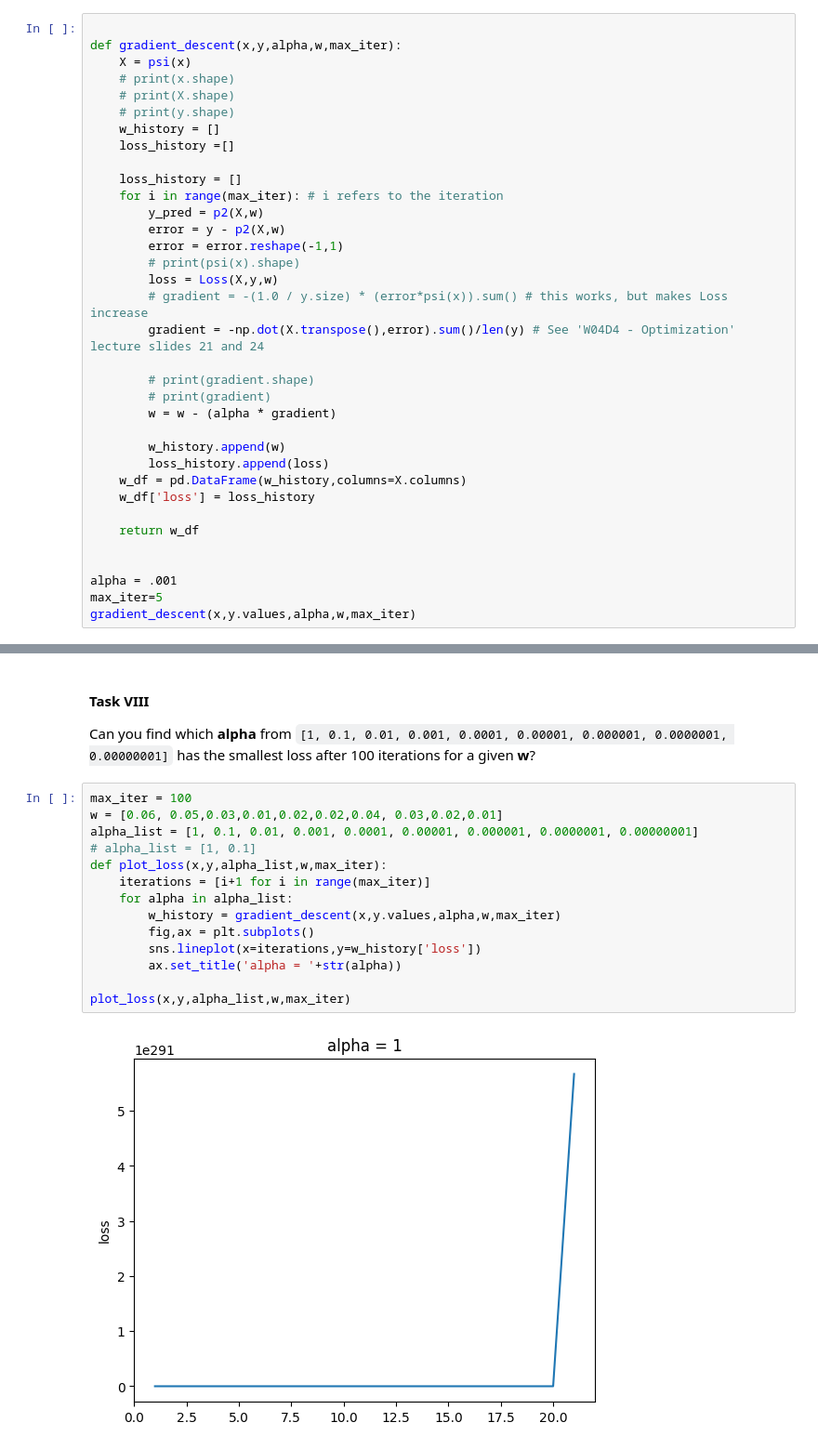
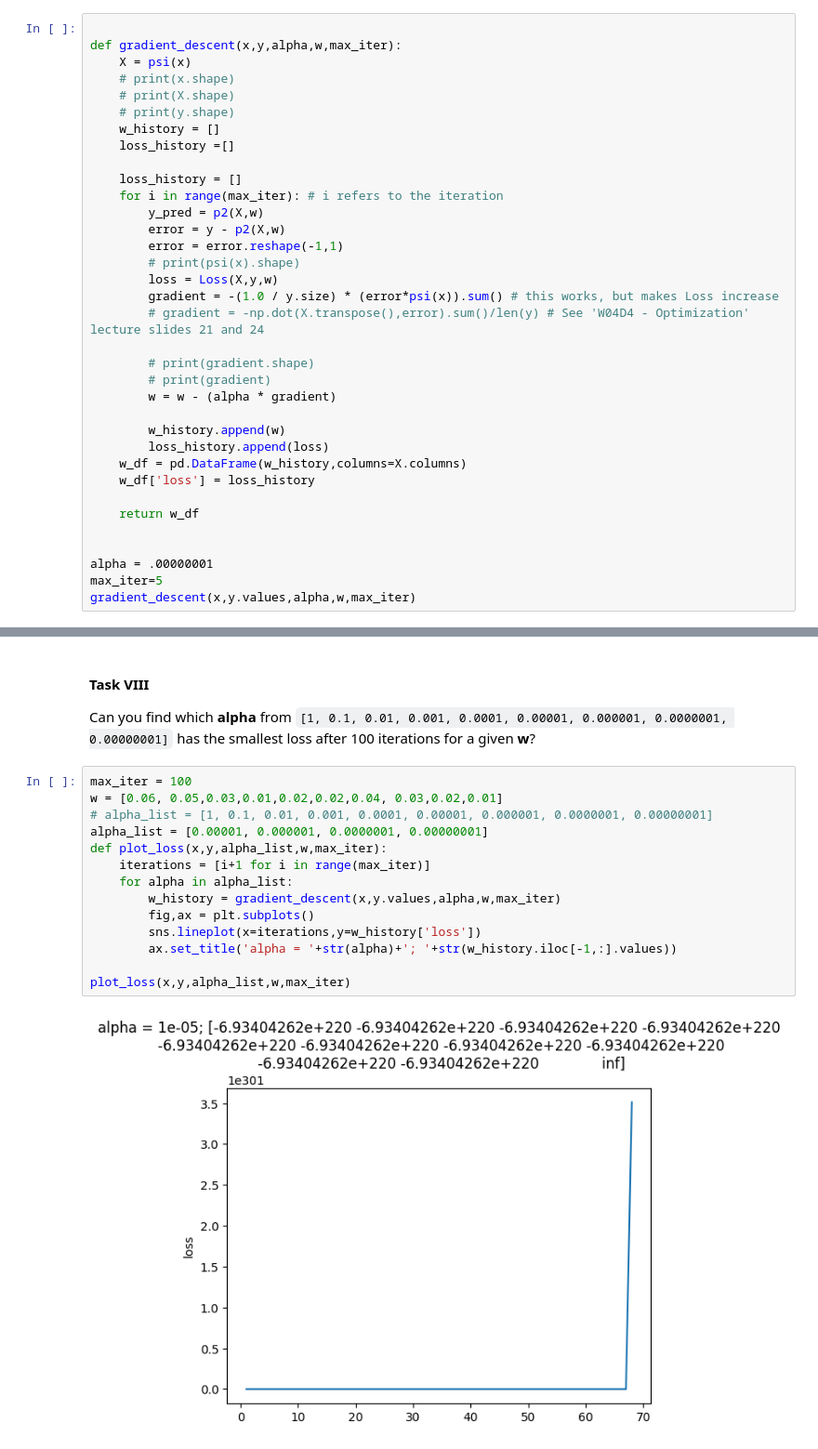
Before and after one commit to silvhua-Lighthouse/2022-10-12-regression_exercise, a Jupyter notebook: gradient_descent_challenge.ipynb, the cells around one changed output, grey strips where cells are left out. Shown: that part at 93% size. Drawn from its saved outputs; the diff is of its cells as text.

```diff
--- a/gradient_descent_challenge.ipynb
+++ b/gradient_descent_challenge.ipynb
@@ -219,8 +219,8 @@ def gradient_descent(x,y,alpha,w,max_iter):
         error = error.reshape(-1,1)
         # print(psi(x).shape)
         loss = Loss(X,y,w)
-        # gradient = -(1.0 / y.size) * (error*psi(x)).sum() # this works, but makes Loss increase
-        gradient = -np.dot(X.transpose(),error).sum()/len(y) # See 'W04D4 - Optimization' lecture slides 21 and 24
+        gradient = -(1.0 / y.size) * (error*psi(x)).sum() # this works, but makes Loss increase
+        # gradient = -np.dot(X.transpose(),error).sum()/len(y) # See 'W04D4 - Optimization' lecture slides 21 and 24
 
         # print(gradient.shape)
         # print(gradient)
@@ -234,7 +234,7 @@ def gradient_descent(x,y,alpha,w,max_iter):
     return w_df
 
 
-alpha = .001
+alpha = .00000001
 max_iter=5
 gradient_descent(x,y.values,alpha,w,max_iter)
 # %% [output]
@@ -266,16 +266,16 @@ Can you find which **alpha** from `[1, 0.1, 0.01, 0.001, 0.0001, 0.00001, 0.0000
 # %%
 max_iter = 100
 w = [0.06, 0.05,0.03,0.01,0.02,0.02,0.04, 0.03,0.02,0.01]
-alpha_list = [1, 0.1, 0.01, 0.001, 0.0001, 0.00001, 0.000001, 0.0000001, 0.00000001]
-# alpha_list = [1, 0.1]
+# alpha_list = [1, 0.1, 0.01, 0.001, 0.0001, 0.00001, 0.000001, 0.0000001, 0.00000001]
+alpha_list = [0.00001, 0.000001, 0.0000001, 0.00000001]
 def plot_loss(x,y,alpha_list,w,max_iter):
     iterations = [i+1 for i in range(max_iter)]
     for alpha in alpha_list:
         w_history = gradient_descent(x,y.values,alpha,w,max_iter)
         fig,ax = plt.subplots()
         sns.lineplot(x=iterations,y=w_history['loss'])
-        ax.set_title('alpha = '+str(alpha))
+        ax.set_title('alpha = '+str(alpha)+'; '+str(w_history.iloc[-1,:].values))
 
 plot_loss(x,y,alpha_list,w,max_iter)
 # %% [output]
-[figure, old version]
+[figure, new version]
```
Also changed, not shown: parts of 18 cells of this notebook.
